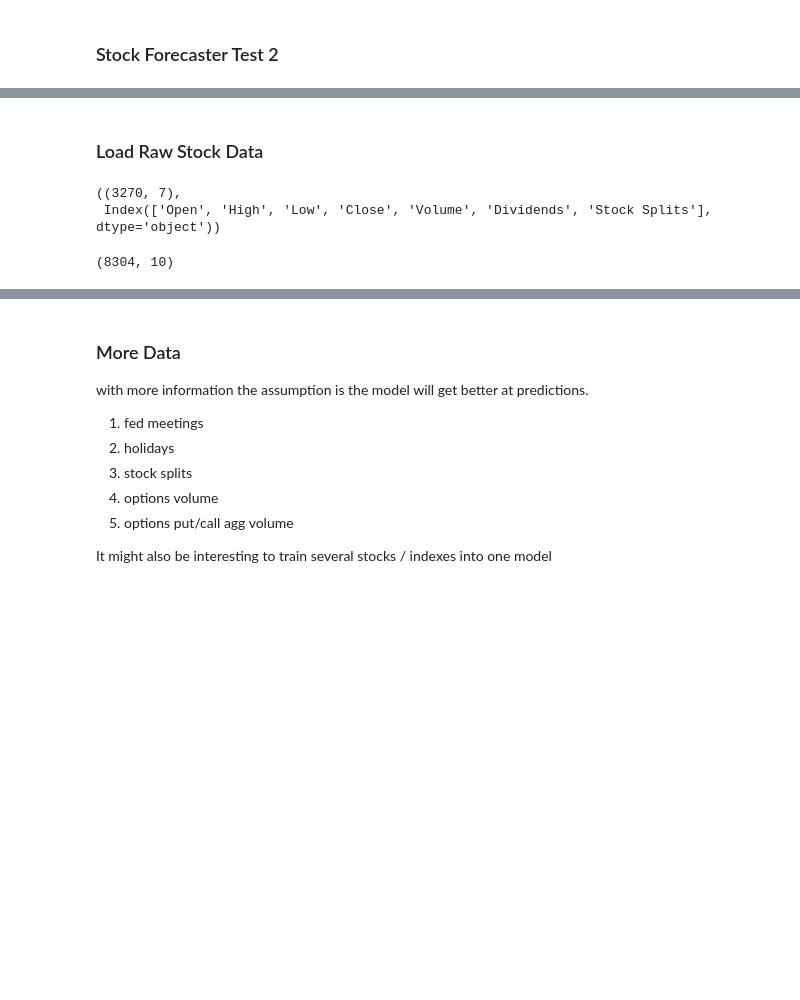
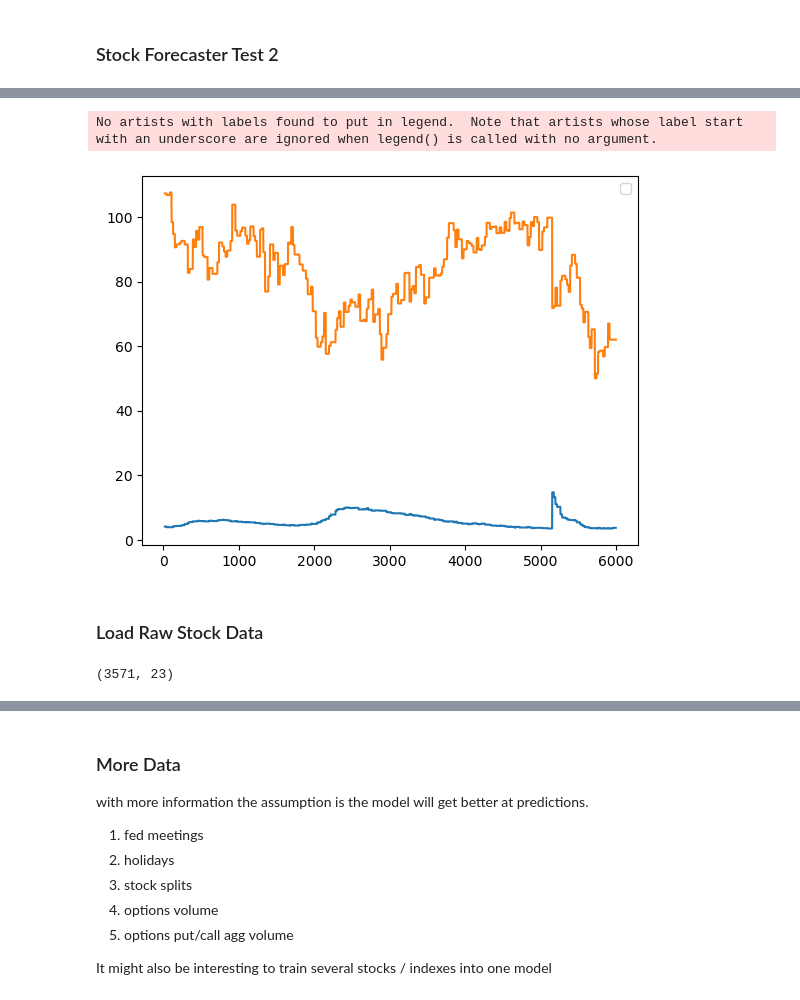
Before and after one commit to meetri/stockai, a Jupyter notebook: StockForecasterTest3.ipynb, the cells around one changed output, grey strips where cells are left out. Cells and saved outputs as stored; diff of their text form; code cells hidden in the pictures; blank space fills up the shorter version.

```diff
--- a/StockForecasterTest3.ipynb
+++ b/StockForecasterTest3.ipynb
@@ -27,3 +29,13 @@ from pytorch_forecasting import Baseline, TemporalFusionTransformer, TimeSeriesD
 from pytorch_forecasting.data import GroupNormalizer
 from pytorch_forecasting.metrics import MAE, SMAPE, PoissonLoss, QuantileLoss
 from pytorch_forecasting.models.temporal_fusion_transformer.tuning import optimize_hyperparameters
+# %%
+effr_data = pd.read_csv(f"macroeconomics_data/EFFR.csv")
+umcsent_data = pd.read_csv(f"macroeconomics_data/UMCSENT.csv")
+unrate_data = pd.read_csv(f"macroeconomics_data/UNRATE.csv")
+
+macro_data = effr_data.merge(umcsent_data, on="DATE",how="left" )
+macro_data = macro_data.merge(unrate_data, on="DATE",how="left" )
+macro_data["Date"] = macro_data["DATE"]
+# macro_data["Date"] = pd.to_datetime(macro_data["DATE"])
+macro_data = macro_data.drop(columns=["DATE"])
@@ -30,26 +54,47 @@ from pytorch_forecasting.models.temporal_fusion_transformer.tuning import optimi
+# %%
+plt.plot(macro_data["UNRATE"])
+plt.plot(macro_data["UMCSENT"])
+plt.legend()
+plt.show()
+# %% [output]
+No artists with labels found to put in legend.  Note that artists whose label start with an underscore are ignored when legend() is called with no argument.
+[figure, added]
 # %% [markdown]
 ### Load Raw Stock Data
 # %%
-scraper = StockScraper("AMD", interval="1d", period="20y")
-scraper.from_yahoo()
-scraper.data.shape, scraper.data.columns
+# https://fred.stlouisfed.org/series/EFFR
+from os import path
 
-scraper2 = StockScraper("TSLA", interval="1d", period="20y")
-scraper2.from_yahoo()
-scraper2.data.shape, scraper.data.columns
+GLOBAL_TICKERS = ["^VIX", "DX-Y.NYB"],
+STOCK_TICKERS = ["SPY","^VIX", "DX-Y.NYB"] # ,"TSLA","NVDA","MSFT", "NFLX"
+OPTIONS_NAME = ["amd","spy","vix"] # ,"TSLA","NVDA","MSFT", "NFLX"
+
+stock_arr = []
+for idx, stock in enumerate(STOCK_TICKERS):
+    scraper = StockScraper(stock, interval="1d", period="10y")
+    scraper.from_yahoo()
+
+    data = scraper.data
+    # if interval == 1d
+    data["Date"] = data.index.strftime("%Y-%m-%d")
+    data = data.reset_index(drop=True)
+
+    data = data.merge(macro_data, on="Date", how="inner")
+
+    fn = f"options_data/{OPTIONS_NAME[idx]}.csv"
+    if path.exists(fn):
+        options_data = pd.read_csv(fn)
+        data = data.merge(options_data, on="Date",how="inner" )
+
+    data["chart"] = stock
+    data["time_idx"] = range(len(data))
+    stock_arr.append(data)
+
+stock_data = pd.concat(stock_arr).reset_index(drop=True)
+
+for col in ["Imp Vol", "1D IV Chg", "IV Rank", "IV Pctl"]:
+    stock_data[col] = stock_data[col].str.rstrip('%').astype('float') / 100.0
+
+stock_data.shape
 # %% [output]
-((3270, 7),
- Index(['Open', 'High', 'Low', 'Close', 'Volume', 'Dividends', 'Stock Splits'], dtype='object'))
+(3571, 23)
-# %%
-amd_data = scraper.data.reset_index()
-amd_data["chart"] = "AMD"
-amd_data["time_idx"] = range(len(amd_data))
-
-tsla_data = scraper2.data.reset_index()
-tsla_data["chart"] = "TSLA"
-tsla_data["time_idx"] = range(len(tsla_data))
-
-stock_data = pd.concat([amd_data, tsla_data]).reset_index(drop=True)
-stock_data.shape
-# %% [output]
-(8304, 10)
```
Also changed, not shown: parts of 23 cells of this notebook, 11 other files.
